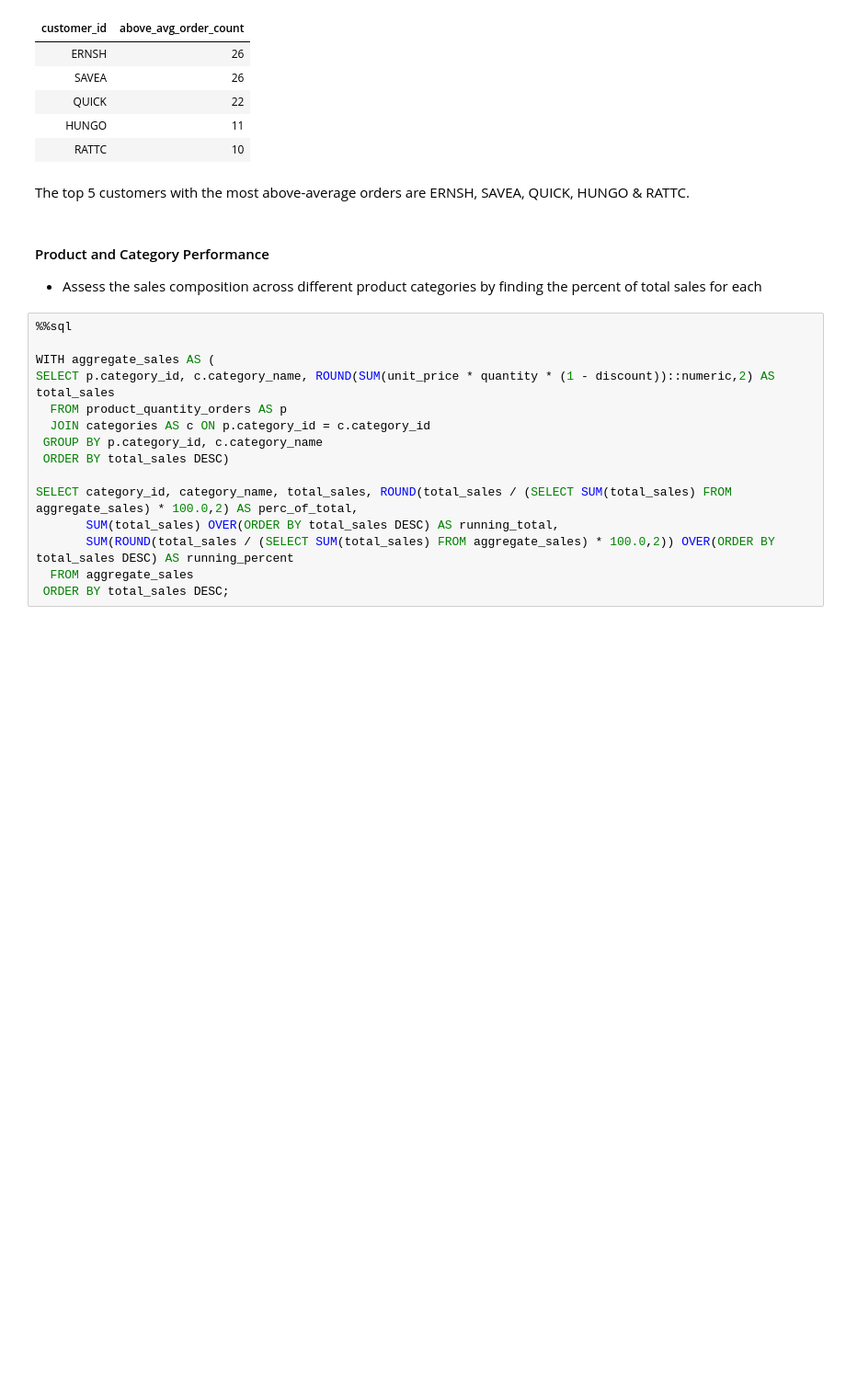
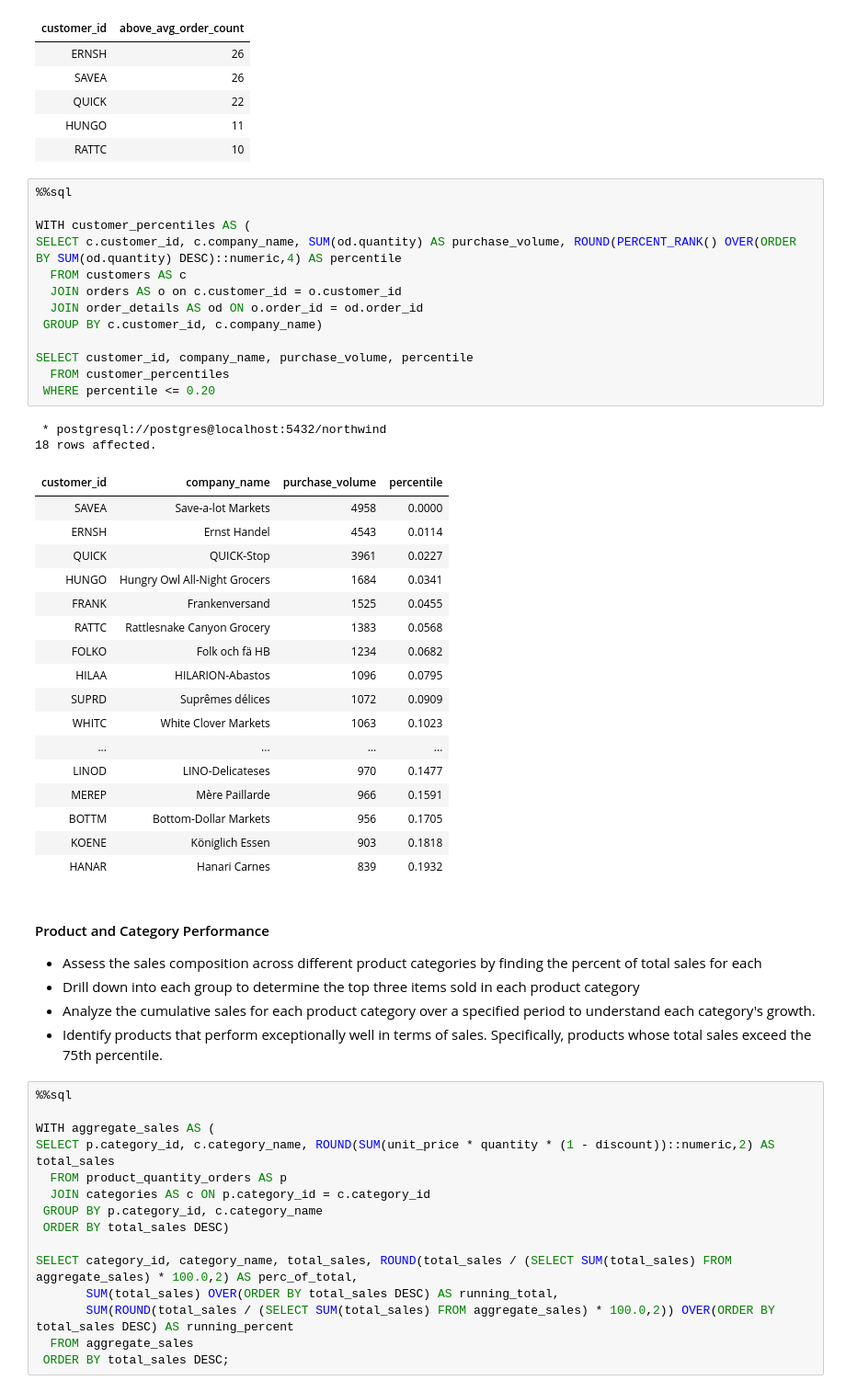
Before and after one commit to ddibara5/northwind-traders, a Jupyter notebook: northwind_traders.ipynb, the cells around one changed output. Shown at 92% size. Drawn from its saved outputs; the diff is of its cells as text; blank space fills up the shorter version.

```diff
--- a/northwind_traders.ipynb
+++ b/northwind_traders.ipynb
@@ -179,11 +184,45 @@ SELECT customer_id, above_avg_order_count
 | QUICK | 22 |
 | HUNGO | 11 |
 | RATTC | 10 |
-# %% [markdown]
-The top 5 customers with the most above-average orders are ERNSH, SAVEA, QUICK, HUNGO & RATTC.
+# %%
+%%sql
+
+WITH customer_percentiles AS (
+SELECT c.customer_id, c.company_name, SUM(od.quantity) AS purchase_volume, ROUND(PERCENT_RANK() OVER(ORDER BY SUM(od.quantity) DESC)::numeric,4) AS percentile
+  FROM customers AS c
+  JOIN orders AS o on c.customer_id = o.customer_id
+  JOIN order_details AS od ON o.order_id = od.order_id
+ GROUP BY c.customer_id, c.company_name)
+
+SELECT customer_id, company_name, purchase_volume, percentile
+  FROM customer_percentiles
+ WHERE percentile <= 0.20
+# %% [output]
+ * postgresql://postgres@localhost:5432/northwind
+18 rows affected.
+| customer_id | company_name | purchase_volume | percentile |
+| SAVEA | Save-a-lot Markets | 4958 | 0.0000 |
+| ERNSH | Ernst Handel | 4543 | 0.0114 |
+| QUICK | QUICK-Stop | 3961 | 0.0227 |
+| HUNGO | Hungry Owl All-Night Grocers | 1684 | 0.0341 |
+| FRANK | Frankenversand | 1525 | 0.0455 |
+| RATTC | Rattlesnake Canyon Grocery | 1383 | 0.0568 |
+| FOLKO | Folk och fä HB | 1234 | 0.0682 |
+| HILAA | HILARION-Abastos | 1096 | 0.0795 |
+| SUPRD | Suprêmes délices | 1072 | 0.0909 |
+| WHITC | White Clover Markets | 1063 | 0.1023 |
+| ... | ... | ... | ... |
+| LINOD | LINO-Delicateses | 970 | 0.1477 |
+| MEREP | Mère Paillarde | 966 | 0.1591 |
+| BOTTM | Bottom-Dollar Markets | 956 | 0.1705 |
+| KOENE | Königlich Essen | 903 | 0.1818 |
+| HANAR | Hanari Carnes | 839 | 0.1932 |
 # %% [markdown]
 #### Product and Category Performance
 - Assess the sales composition across different product categories by finding the percent of total sales for each
+- Drill down into each group to determine the top three items sold in each product category
+- Analyze the cumulative sales for each product category over a specified period to understand each category's growth.
+- Identify products that perform exceptionally well in terms of sales. Specifically, products whose total sales exceed the 75th percentile.
 # %%
 %%sql
 
```
Also changed, not shown: parts of 10 cells of this notebook.
